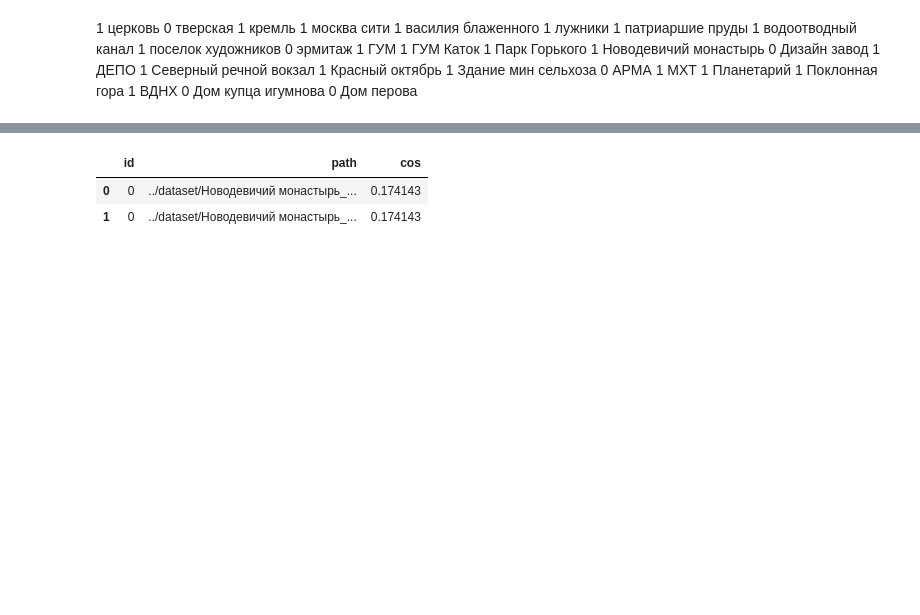
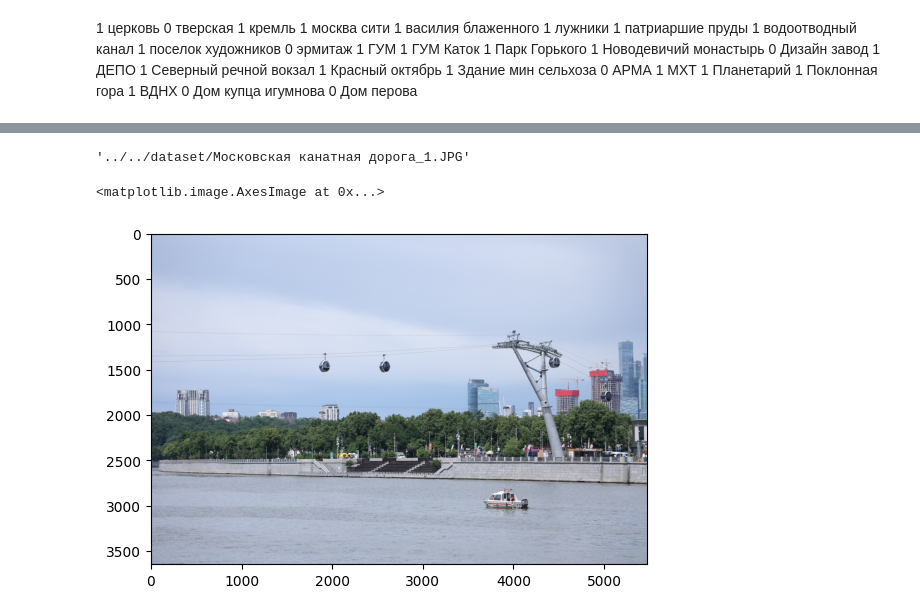
Before and after one commit to leffff/travel-hack, a Jupyter notebook: ml/retriever_service/ruclip_retriever_v2.ipynb, the cells around one changed output, grey strips where cells are left out. Saved outputs shown, nothing was run; the diff lists cells and outputs as text; code cells hidden in the pictures; blank space fills up the shorter version.

```diff
--- a/ml/retriever_service/ruclip_retriever_v2.ipynb
+++ b/ml/retriever_service/ruclip_retriever_v2.ipynb
@@ -655,6 +772,10 @@ Wall time: 1.89 s
 # %%
-retriever.find_duplicates(retriever.get_image_latents([low_res_raw_image]))
+dupl_path = retriever.find_duplicates(retriever.get_image_latents([raw_image]))["path"][0]
+dupl_path
 # %% [output]
-|  | id | path | cos |
-| 0 | 0 | ../dataset/Новодевичий монастырь_... | 0.174143 |
-| 1 | 0 | ../dataset/Новодевичий монастырь_... | 0.174143 |
+'../../dataset/Московская канатная дорога_1.JPG'
+# %%
+plt.imshow(Image.open(dupl_path))
+# %% [output]
+<matplotlib.image.AxesImage at 0x...>
+[figure, added]
```
Also changed, not shown: parts of 30 cells of this notebook, 12 other files.
